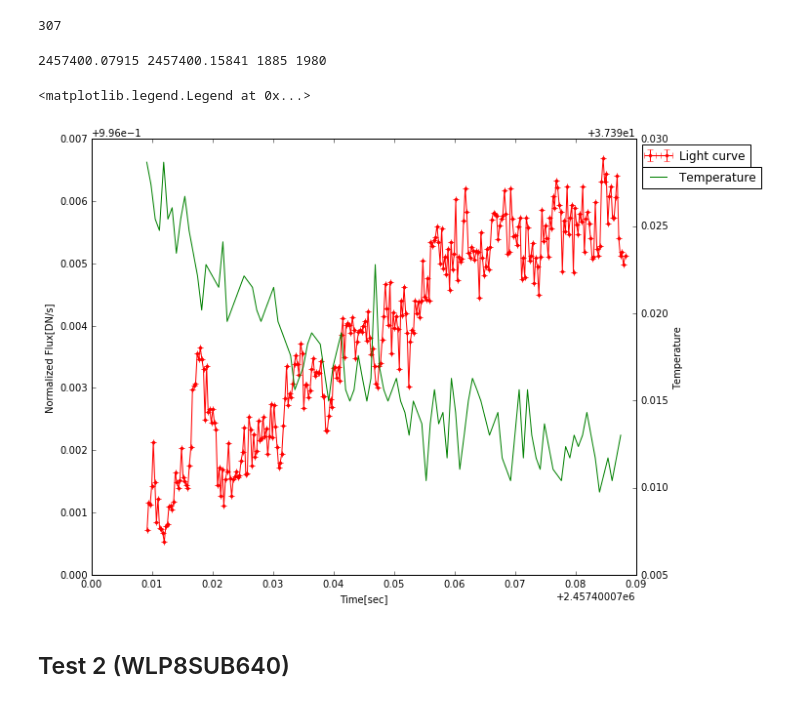
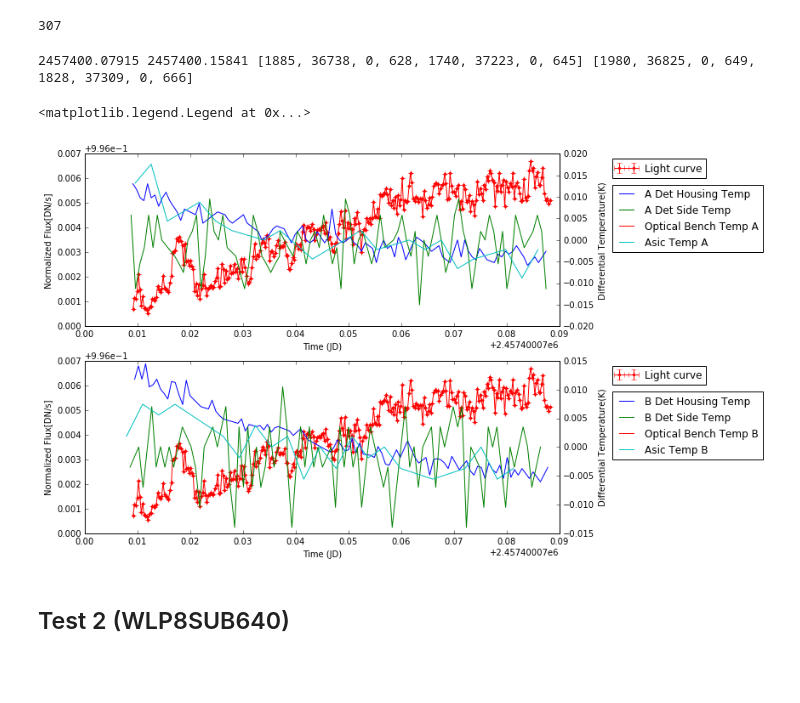
Before and after one commit to rafia37/NIRCam-data-analysis, a Jupyter notebook: Proper Light Curves.ipynb, the cells around one changed output. Cells and saved outputs as stored; diff of their text form; code cells hidden in the pictures; blank space fills up the shorter version.

Commit message:
Updated Temperature Curves

```diff
--- a/Proper Light Curves.ipynb
+++ b/Proper Light Curves.ipynb
@@ -49,0 +66,8 @@ plt.plot(x, y)
+# %%
+x_data = []
+y_data = []
+for n in ['a', 'b']:
+    for i in range(1,5):
+        x_data.append(telem_table['JD'][globals()['index_'+n+'%s' % i]])
+        y_data.append(telem_table['EU Value'][globals()['index_'+n+'%s' % i]])
+len(x_data), len(y_data), len(x_data[2]), len(y_data[6])
@@ -79,27 +105,52 @@ stime_str = header['DATE-OBS']+'T'+header['TIME-OBS']
 etime_str = header['DATE-END']+'T'+header['TIME-END']
 stime = Time(stime_str).jd
 etime = Time(etime_str).jd
-stime_ind = closest_value(x, stime)[0]
-etime_ind = closest_value(x, etime)[0]
+stime_ind = []
+etime_ind = []
+for i in range(0,8):
+    if len(x_data[i]) != 0:
+        stime_ind.append(closest_value(x_data[i], stime)[0])
+        etime_ind.append(closest_value(x_data[i], etime)[0])
+    else:
+        stime_ind.append(0)
+        etime_ind.append(0)
 print stime, etime, stime_ind, etime_ind
 # %% [output]
-2457400.07915 2457400.15841 1885 1980
+2457400.07915 2457400.15841 [1885, 36738, 0, 628, 1740, 37223, 0, 645] [1980, 36825, 0, 649, 1828, 37309, 0, 666]
 # %%
 jd_time = data1['Time']/86400
-# %%
-x1 = jd_time + stime
-y1 = data1['a1_b4_res_flux']
-rl.light_curve(x1, y1, 0, 0, 'r.-', 'Light curve')
-plt.legend(loc='best', bbox_to_anchor=(1, 1))
-plt.twinx()
-x2 = x[stime_ind:etime_ind]
-y2 = y[stime_ind:etime_ind]
-plt.ylabel('Temperature')
-plt.plot(x2, y2, 'g-', label = 'Temperature')
-plt.legend(loc='upper left', bbox_to_anchor=(1, 0.95))
-# %% [output]
-<matplotlib.legend.Legend at 0x...>
-[figure, removed]
+# %%
+x = jd_time + stime
+y = data1['a1_b4_res_flux']
+#Light curve with A detector temperatures
+plt.subplot(2,1,1)
+rl.light_curve(x, y, 0, 0, 'r.-', 'Light curve')
+plt.xlabel('Time (JD)')
+plt.legend(loc='upper left', bbox_to_anchor=(1.1, 1))
+plt.twinx()
+for i in range(0,4):
+    x1 = x_data[i][stime_ind[i]:etime_ind[i]]
+    y1 = (y_data[i][stime_ind[i]:etime_ind[i]]).astype(np.float)
+    offset = np.median(y1)
+    plt.ylabel('Differential Temperature(K)')
+    plt.plot(x1, y1 - offset, label = '%s' % description[i])
+plt.legend(loc='upper left', bbox_to_anchor=(1.1, 0.85))
+#Light curve with B detector temperatures
+plt.subplot(2,1,2)
+rl.light_curve(x, y, 0, 0, 'r.-', 'Light curve')
+plt.xlabel('Time (JD)')
+plt.legend(loc='upper left', bbox_to_anchor=(1.1, 1))
+plt.twinx()
+for i in range(4,8):
+    x1 = x_data[i][stime_ind[i]:etime_ind[i]]
+    y1 = (y_data[i][stime_ind[i]:etime_ind[i]]).astype(np.float)
+    offset = np.median(y1)
+    plt.ylabel('Differential Temperature(K)')
+    plt.plot(x1, y1 - offset, label = '%s' % description[i])
+plt.legend(loc='upper left', bbox_to_anchor=(1.1, 0.85))
+# %% [output]
+<matplotlib.legend.Legend at 0x...>
+[figure, added]
 # %% [markdown]
 ## Test 2 (WLP8SUB640)
 # %%
```
Also changed, not shown: parts of 25 cells of this notebook.
